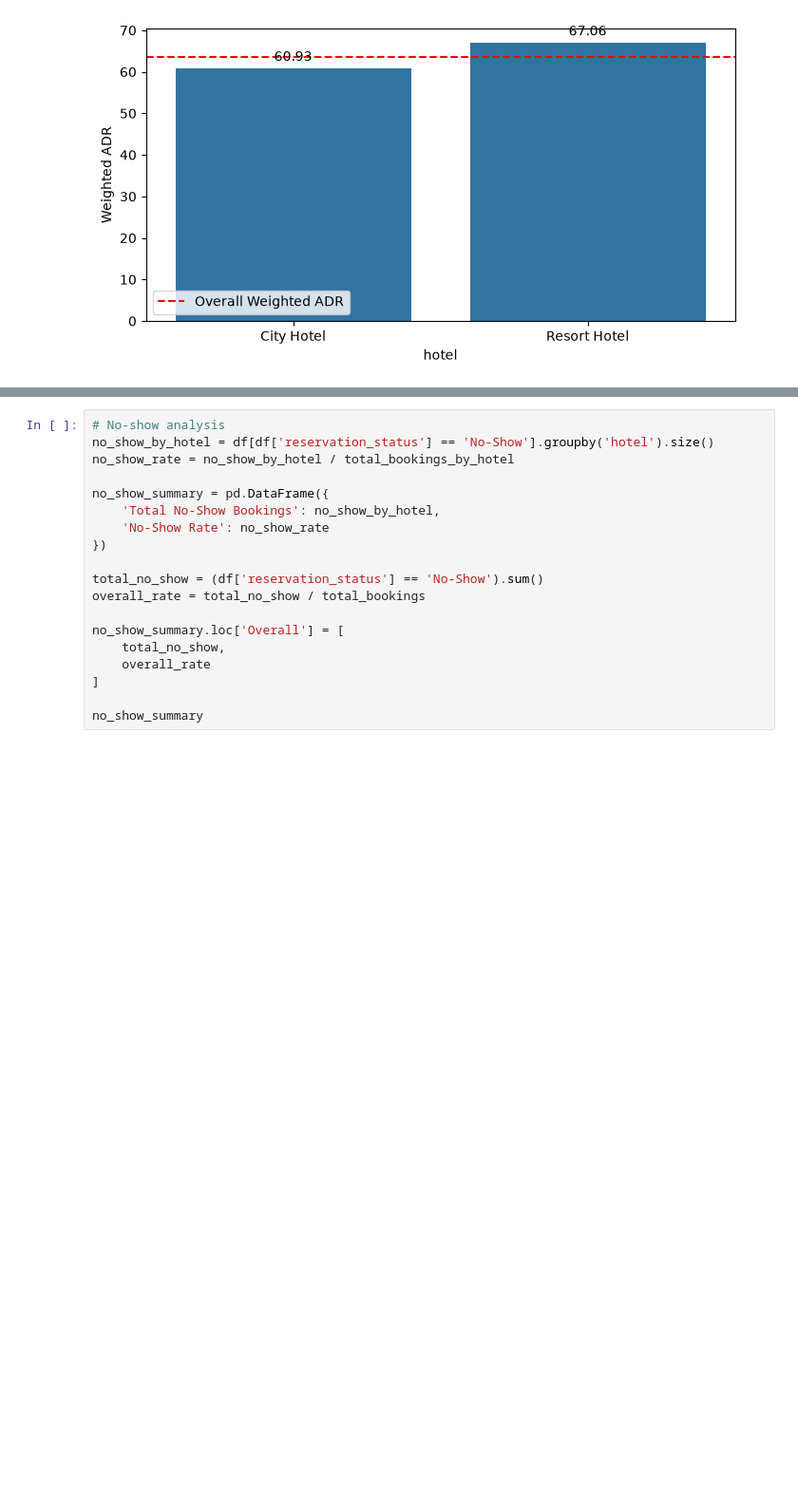
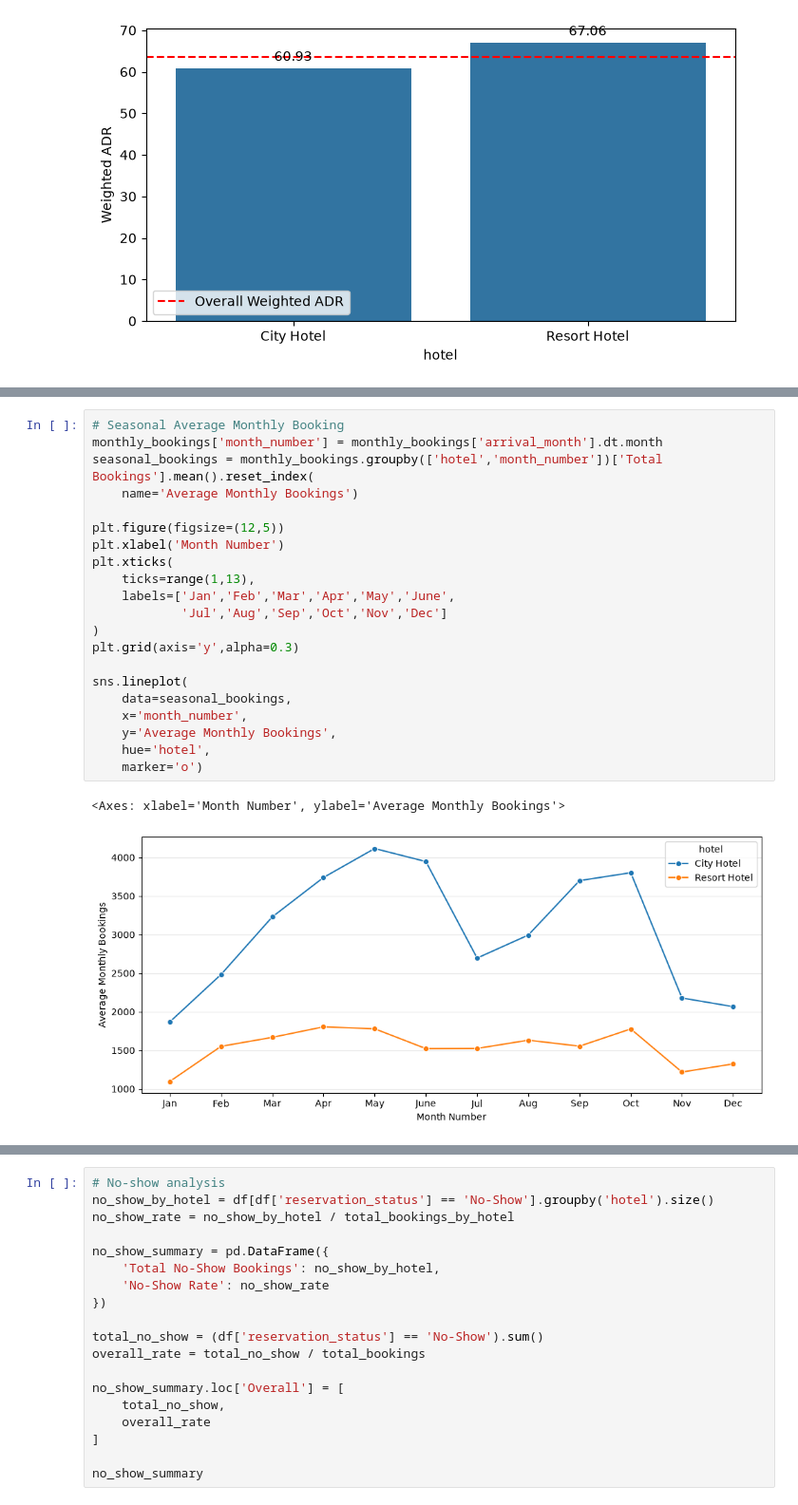
Before and after one commit to NgocYTran/hotel-booking-analysis, a Jupyter notebook: notebooks/02_exploratory_data_analysis.ipynb, the cells around one changed output, grey strips where cells are left out. Shown at 95% size. Drawn from its saved outputs; the diff is of its cells as text; blank space fills up the shorter version.

```diff
--- a/notebooks/02_exploratory_data_analysis.ipynb
+++ b/notebooks/02_exploratory_data_analysis.ipynb
@@ -167,0 +178,24 @@ ax = sns.lineplot(data=monthly_bookings,x='arrival_month',y='Total Bookings',hue
+# %%
+# Seasonal Average Monthly Booking
+monthly_bookings['month_number'] = monthly_bookings['arrival_month'].dt.month
+seasonal_bookings = monthly_bookings.groupby(['hotel','month_number'])['Total Bookings'].mean().reset_index(
+    name='Average Monthly Bookings')
+
+plt.figure(figsize=(12,5))
+plt.xlabel('Month Number')
+plt.xticks(
+    ticks=range(1,13),
+    labels=['Jan','Feb','Mar','Apr','May','June',
+            'Jul','Aug','Sep','Oct','Nov','Dec']
+)
+plt.grid(axis='y',alpha=0.3)
+
+sns.lineplot(
+    data=seasonal_bookings,
+    x='month_number',
+    y='Average Monthly Bookings',
+    hue='hotel',
+    marker='o')
+# %% [output]
+<Axes: xlabel='Month Number', ylabel='Average Monthly Bookings'>
+[figure, added]
```
Also changed, not shown: parts of 7 cells of this notebook.
